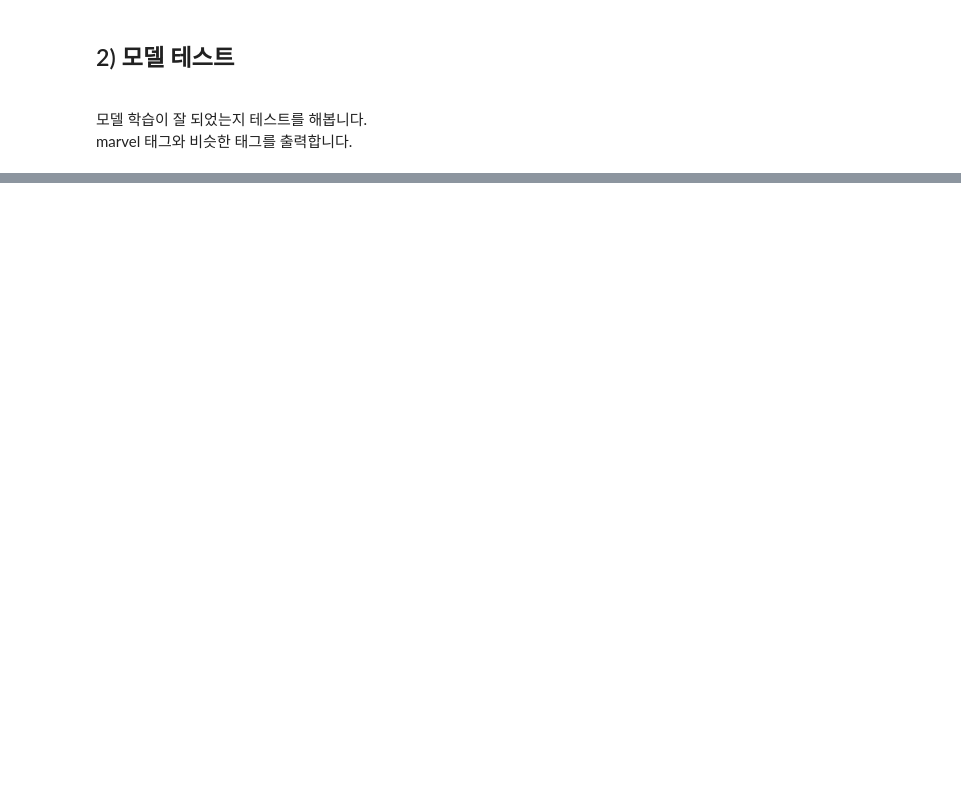
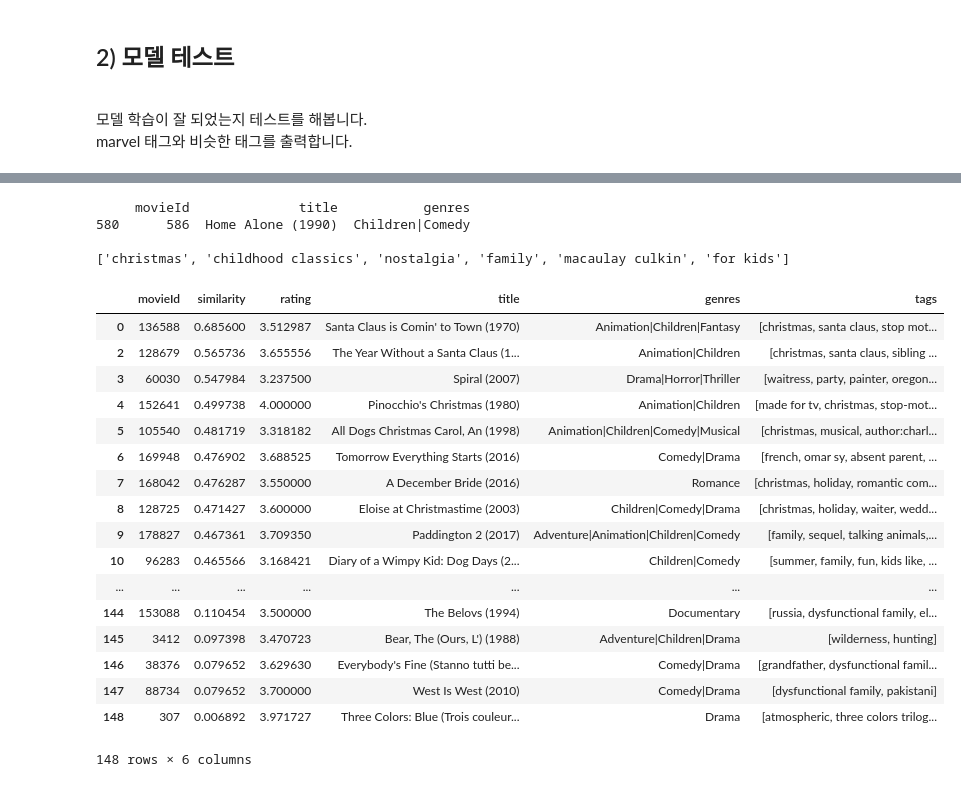
Before and after one commit to hyunwoongko/movie-recommender, a Jupyter notebook: src/word2vec_gensim/word2vec_gensim.ipynb, the cells around one changed output, grey strips where cells are left out. Drawn from its saved outputs; the diff is of its cells as text; code cells hidden in the pictures; blank space fills up the shorter version.

```diff
--- a/src/word2vec_gensim/word2vec_gensim.ipynb
+++ b/src/word2vec_gensim/word2vec_gensim.ipynb
@@ -88,7 +88,7 @@ model = Word2Vec(tag_array,
                  size=256,
                  window=3,
                  workers=8,
-                 min_count=50,
+                 min_count=100,
                  iter=100,
                  sg=1)
 
@@ -351,0 +120,67 @@ KeyboardInterrupt:
+# %%
+from src.word2vec_mylib import movie_manager as mm
+from src.word2vec_mylib import recommend_manager as rm
+from src.word2vec_mylib import tag_manager as tm
+
+tag = pd.read_csv('./data/tags_large.csv')
+tag_df = pd.DataFrame(tag)
+tag_df = mm.cut_userId_timestamp(tag_df)
+
+rating = pd.read_csv('./data/ratings_large.csv')
+rating_df = pd.DataFrame(rating)
+rating_df = mm.get_higher_rating_movie(rating_df)
+
+movie = pd.read_csv('./data/movies_large.csv')
+movie_df = pd.DataFrame(movie)
+# %%
+testMovieId = 586
+# 테스트 영화 번호
+
+testMovie_all_tags = tm.get_all_tags_by_freq(testMovieId, tag_df)
+# 테스트 영화의 모든 태그를 빈도순으로 뽑아냄
+testMovieTF_tags = tm.get_TF_tags(testMovie_all_tags)
+# 가중치가 10퍼센트 이상인 TF 태그 목록을 생성함 <-- 테스트 영화의 대표태그들을 의미함
+testMovie_model_tags = tm.get_recommend_tags(testMovie_all_tags, model)
+# 가중치가 10처센트 이상 + w2v모델 유사태그을 합친 태그 목록을 생성함 <-- 추천해줄만한 영화를 걸러내기 위해 사용됨
+recommend_movies_array = mm.get_recommend_movie_list(tag_df, rating_df, testMovie_model_tags)
+# 추천영화목록을 만듬 <-- 평균평점 3점이상이고, 테스트영화의 모델 태그를 하나라도 보유한 영화를 뜻함.
+recommend_movies_with_tags = mm.get_recommend_movie_with_all_tags(tag_df, recommend_movies_array)
+# 추천영화목록의 영화들과 모든 태그를 보유한 데이터프레임을 생성함
+recommend_TF = tm.get_TF_tags_for_many(recommend_movies_with_tags)
+# 추천영화들의 가중치 10퍼센트 이상의 태그 목록을 생성함
+result_df = rm.recommend(recommend_TF, testMovieTF_tags, model)
+# 추천영화들의 태그와 테스트영화의 태그를 n x n 으로 매칭해서
+# 유사도를 구해 그 순서로 정렬한 데이터 프레임을 뽑아냄
+
+result_df = pd.merge(result_df, movie_df)
+result_df = pd.merge(result_df, rating_df)
+# 모든 프레임을 합침
+
+print(mm.id_to_name(testMovieId, movie_df), "\n")
+print(testMovieTF_tags, "\n")
+result_df = result_df[['movieId', 'similarity', 'rating', 'title', 'genres', 'tags']]
+result_df = result_df[result_df.movieId != testMovieId] # 리스트에 현재 영화가 있었다면, 잘라냄
+result_df
+# %% [output]
+     movieId              title           genres
+580      586  Home Alone (1990)  Children|Comedy
+
+['christmas', 'childhood classics', 'nostalgia', 'family', 'macaulay culkin', 'for kids']
+|  | movieId | similarity | rating | title | genres | tags |
+| 0 | 136588 | 0.685600 | 3.512987 | Santa Claus is Comin' to Town (1970) | Animation|Children|Fantasy | [christmas, santa claus, stop mot... |
+| 2 | 128679 | 0.565736 | 3.655556 | The Year Without a Santa Claus (1... | Animation|Children | [christmas, santa claus, sibling ... |
+| 3 | 60030 | 0.547984 | 3.237500 | Spiral (2007) | Drama|Horror|Thriller | [waitress, party, painter, oregon... |
+| 4 | 152641 | 0.499738 | 4.000000 | Pinocchio's Christmas (1980) | Animation|Children | [made for tv, christmas, stop-mot... |
+| 5 | 105540 | 0.481719 | 3.318182 | All Dogs Christmas Carol, An (1998) | Animation|Children|Comedy|Musical | [christmas, musical, author:charl... |
+| 6 | 169948 | 0.476902 | 3.688525 | Tomorrow Everything Starts (2016) | Comedy|Drama | [french, omar sy, absent parent, ... |
+| 7 | 168042 | 0.476287 | 3.550000 | A December Bride (2016) | Romance | [christmas, holiday, romantic com... |
+| 8 | 128725 | 0.471427 | 3.600000 | Eloise at Christmastime (2003) | Children|Comedy|Drama | [christmas, holiday, waiter, wedd... |
+| 9 | 178827 | 0.467361 | 3.709350 | Paddington 2 (2017) | Adventure|Animation|Children|Comedy | [family, sequel, talking animals,... |
+| 10 | 96283 | 0.465566 | 3.168421 | Diary of a Wimpy Kid: Dog Days (2... | Children|Comedy | [summer, family, fun, kids like, ... |
+| ... | ... | ... | ... | ... | ... | ... |
+| 144 | 153088 | 0.110454 | 3.500000 | The Belovs (1994) | Documentary | [russia, dysfunctional family, el... |
+| 145 | 3412 | 0.097398 | 3.470723 | Bear, The (Ours, L') (1988) | Adventure|Children|Drama | [wilderness, hunting] |
+| 146 | 38376 | 0.079652 | 3.629630 | Everybody's Fine (Stanno tutti be... | Comedy|Drama | [grandfather, dysfunctional famil... |
+| 147 | 88734 | 0.079652 | 3.700000 | West Is West (2010) | Comedy|Drama | [dysfunctional family, pakistani] |
+| 148 | 307 | 0.006892 | 3.971727 | Three Colors: Blue (Trois couleur... | Drama | [atmospheric, three colors trilog... |
+148 rows × 6 columns
```
Also changed, not shown: parts of 22 cells of this notebook, 3 other files.
